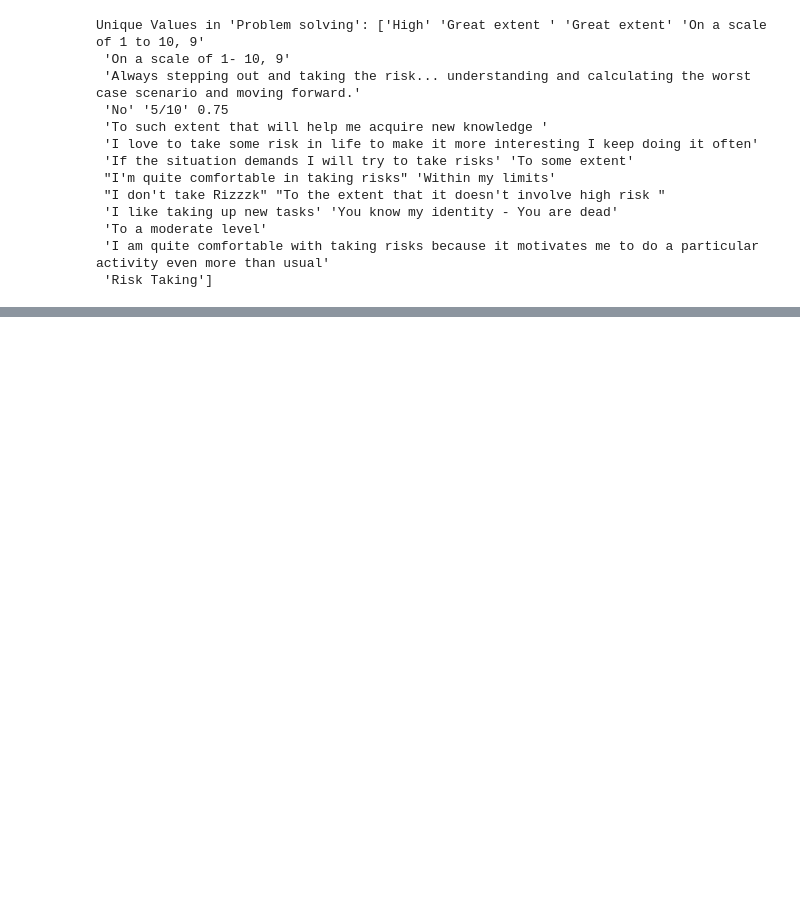
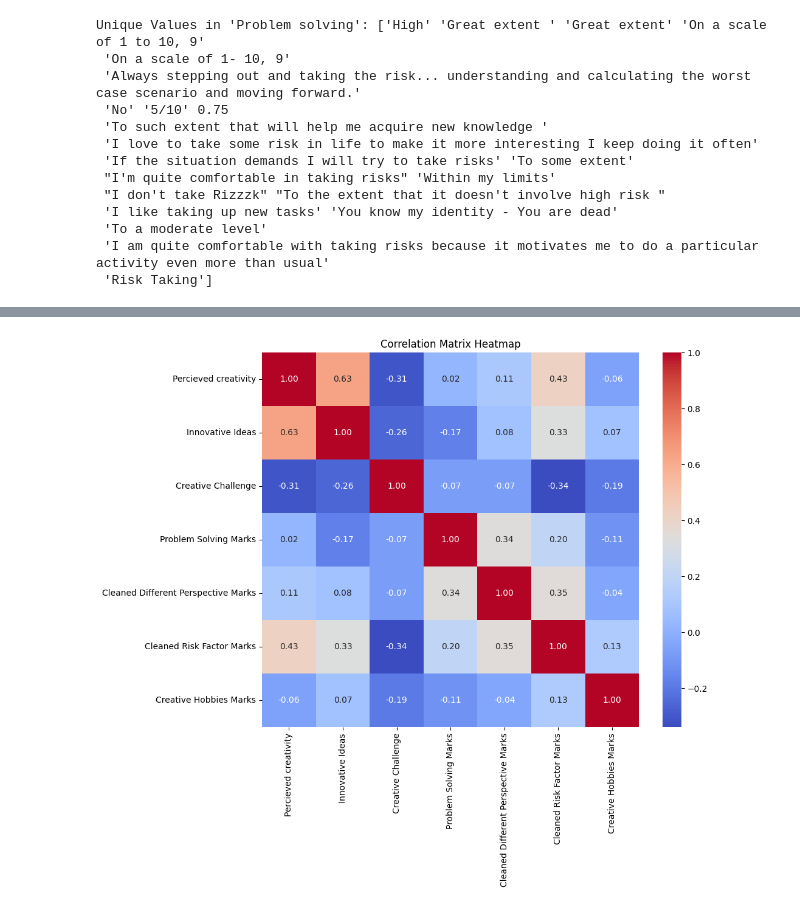
Before and after one commit to Vetrikkarasu/ICEDIP, a Jupyter notebook: Untitled12.ipynb, the cells around one changed output, grey strips where cells are left out. Drawn from its saved outputs; the diff is of its cells as text; code cells hidden in the pictures; blank space fills up the shorter version.

```diff
--- a/Untitled12.ipynb
+++ b/Untitled12.ipynb
@@ -463,0 +297,4 @@ Unique Values in 'Problem solving': ['High' 'Great extent ' 'Great extent' 'On a
+# %%
+
+# Drop the original 'Different perspective' and 'Cleaned Different perspective' columns
+df.drop(columns=['Risk Factor', 'Cleaned Risk Factor'], inplace=True)
@@ -463,0 +327,34 @@ Unique Values in 'Problem solving': ['High' 'Great extent ' 'Great extent' 'On a
+# %%
+
+# Drop the original 'Different perspective' and 'Cleaned Different perspective' columns
+df.drop(columns=['Creative Hobbies', 'Modified Creative Hobbies', 'Express Creativity','Tokenized_Risk_Factor','Inspired Creativity','Goals'], inplace=True)
+# %%
+# Mapping function to assign values
+def map_Creative_Challenge(row):
+    challenge_text = str(row['Creative Challenge']).lower()
+
+    if any(keyword in challenge_text for keyword in ['deep learning', 'intership', 'assessments', 'activities', 'team', 'identify', 'funding']):
+        return 'Yes'
+    elif any(keyword in challenge_text for keyword in ['project', 'dragon']):
+        return 'Maybe'
+    elif any(keyword in challenge_text for keyword in ['no', 'any', 'not']):
+        return 'No'
+    else:
+        return 'No'  # Adjust this based on your specific requirements
+
+# Apply the mapping function to create the ' Creative Challenge' column
+df['Creative Challenge'] = df.apply(map_Creative_Challenge, axis=1)
+# %%
+# Mapping function to assign marks
+def map_Creative_Challenge_to_marks(row):
+    challenge_text = str(row['Creative Challenge']).lower()
+
+    if 'yes' in challenge_text:
+        return 5.0
+    elif 'maybe' in challenge_text:
+        return 2.5
+    elif 'no' in challenge_text:
+        return 0.0
+
+# Apply the mapping function to create the 'Creative Challenge Marks' column
+df['Creative Challenge'] = df.apply(map_Creative_Challenge_to_marks, axis=1)
@@ -463,0 +404,9 @@ Unique Values in 'Problem solving': ['High' 'Great extent ' 'Great extent' 'On a
+# %%
+# Correlation Analysis
+correlation_matrix = df.corr()
+plt.figure(figsize=(10, 8))
+sns.heatmap(correlation_matrix, annot=True, cmap='coolwarm', fmt=".2f")
+plt.title('Correlation Matrix Heatmap')
+plt.show()
+# %% [output]
+[figure, added]
```
Also changed, not shown: parts of 27 cells of this notebook.
